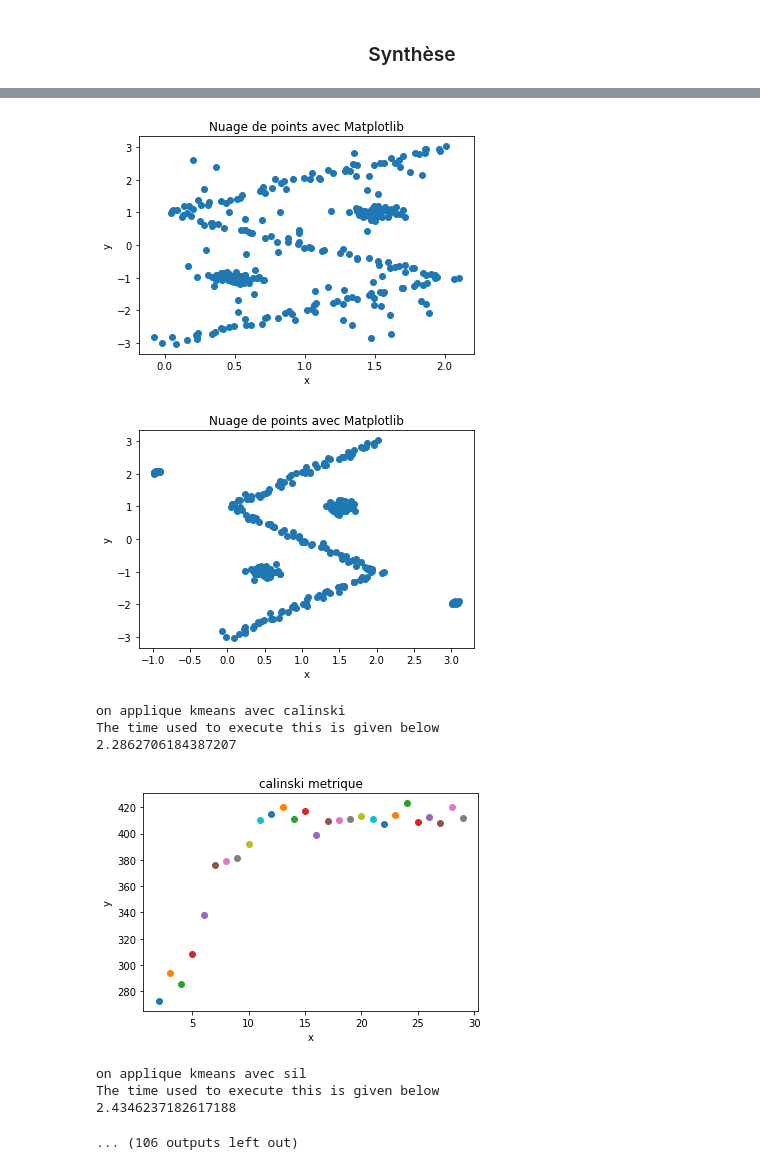
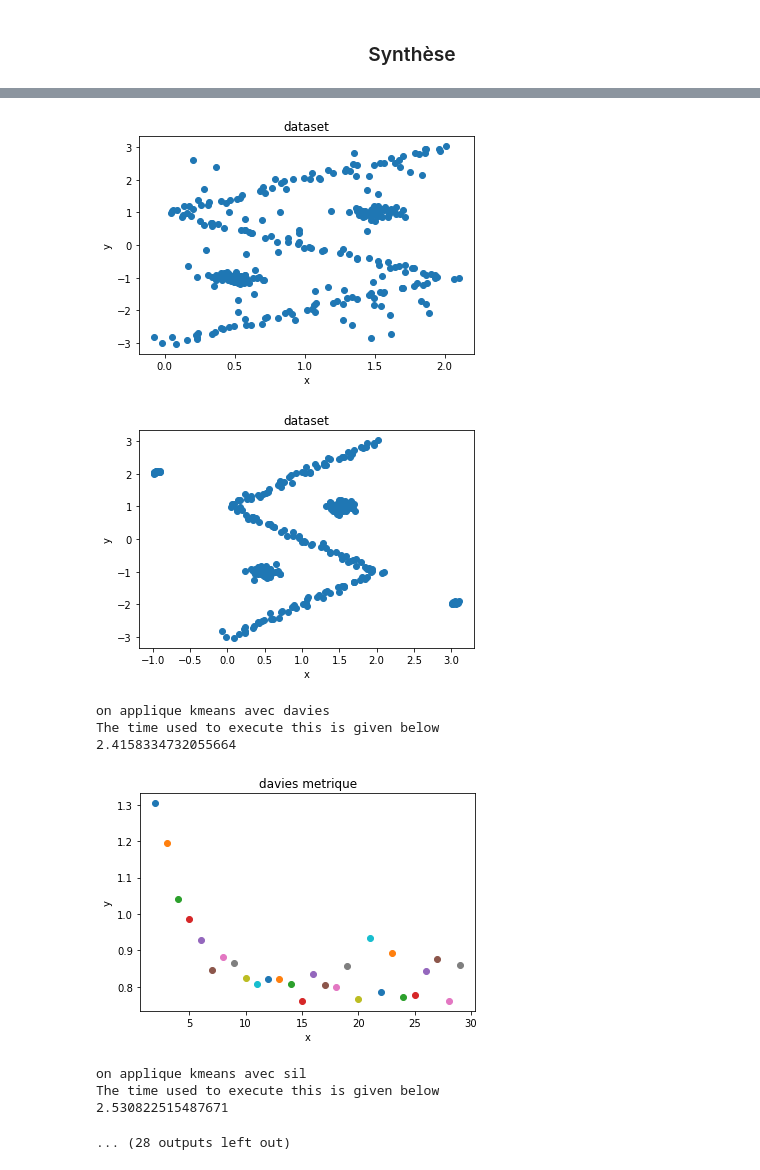
Before and after one commit to LMAGallois/Clustering, a Jupyter notebook: TP1.ipynb, the cells around one changed output, grey strips where cells are left out. Cells and saved outputs as stored; diff of their text form; code cells hidden in the pictures.

```diff
--- a/TP1.ipynb
+++ b/TP1.ipynb
@@ -390,6 +384,7 @@ from sklearn import manifold, datasets
 from sklearn.cluster import DBSCAN
 import hdbscan
 from sklearn.datasets import make_blobs
+import sys
 
 data = arff.loadarff(open('diamond9.arff','r'))[0]
 #print(data)
@@ -433,6 +428,11 @@ def davies_hdbscan(data2):
             best= my_min_samp
             maxi=davies_b
 
+        plt.scatter(my_min_samp, davies_b)
+        plt.title('hdbscan')
+        plt.xlabel('x')
+        plt.ylabel('y')
+        plt.show()
     print(best)
 
 def sil_hdbscan(data2):
@@ -453,6 +453,11 @@ def sil_hdbscan(data2):
             best= my_min_samp
             maxi=sil
 
+        plt.scatter(my_min_samp, sil)
+        plt.title('hdbscan')
+        plt.xlabel('x')
+        plt.ylabel('y')
+        plt.show()
     print(best)
 
 
@@ -474,6 +479,12 @@ def calinski_metric_hdbscan(data2):
             best= my_min_samp
             maxi=calinski
 
+        plt.scatter(my_min_samp, calinski)
+        plt.title('hdbscan')
+        plt.xlabel('x')
+        plt.ylabel('y')
+        plt.show()
+
     print(best)
 
 
@@ -521,7 +532,7 @@ for j in [data, data2, data3] :
     y = j[:,0]
     x = j[:,1]
     z = j[:,2]
-    ax1.plot(x, y, z, label='parametric curve')
+    ax1.plot(x, y, z)
     ax2.scatter(x, y, z, c=z, cmap='viridis', linewidth=0.5);
     plt.show()
 
@@ -529,23 +540,45 @@ for j in [data4, data5, data6] :
     y = j[:,0]
     x = j[:,1]
     plt.scatter(x, y)
-    plt.title('Nuage de points avec Matplotlib')
+    plt.title('dataset')
     plt.xlabel('x')
     plt.ylabel('y')
     plt.show()
 
+    """
+    données 3D
+
+    data : sphere avec noyau, nb cluster attendus : 2
+    data2 : 6 paquets distincts et plus particulièrement 2 groupes de trois paquets
+            ainsi qu'un point central, nb cluster attendus : 6 (+1?)
+    data3 : 4 paquets moyens plus rapprochés, nb cluster attendus : 4
+
+    données 2D
+
+    data4 : 4 paquets assez étalés, nb cluster attendus : 4 (+1 si on considère qu'un paquet très étalé est en fait composé de deux paquets)
+    data5 : un Z, deux paquets, et des points "aléatoires", nb cluster attendus : 3 et une autre couleur pour les points "aléatoires"
+    data6 : un Z et quatre paquets distincts, nb cluster attendus : 5
+    """
+
 for j in [data, data2, data3, data4, data5, data6] :
 
-    calinski_metric_kmeans(j)
+    davies_kmeans(j)
     sil_kmeans(j)
     calinski_metric_kmeans(j)
-    davies_kmeans(j)
     #kmeans(nbcluster=, data_ready)
 
+    davies_agglo(j)
     sil_agglo(j)
     calinski_metric_agglo(j)
-    davies_agglo(j)
     #agglo(data2, nbcluster=)
+
+    davies_dbscan(j)
+    sil_dbscan(j)
+    calinski_metric_dbscan(j)
+
+    davies_hdbscan(j)
+    sil_hdbscan(j)
+    calinski_metric_hdbscan(j)
 # %% [output]
 [figure]
 [figure]
@@ -557,10 +590,10 @@ for j in [data, data2, data3, data4, data5, data6] :
-[figure, old version]
+[figure, new version]
-[figure, old version]
+[figure, new version]
-on applique kmeans avec calinski
+on applique kmeans avec davies
 The time used to execute this is given below
-2.2862706184387207
+2.4158334732055664
-[figure, old version]
+[figure, new version]
 on applique kmeans avec sil
 The time used to execute this is given below
-2.4346237182617188
+2.530822515487671
-... (106 outputs left out)
+... (28 outputs left out)
```
Also changed, not shown: parts of 4 cells of this notebook.
